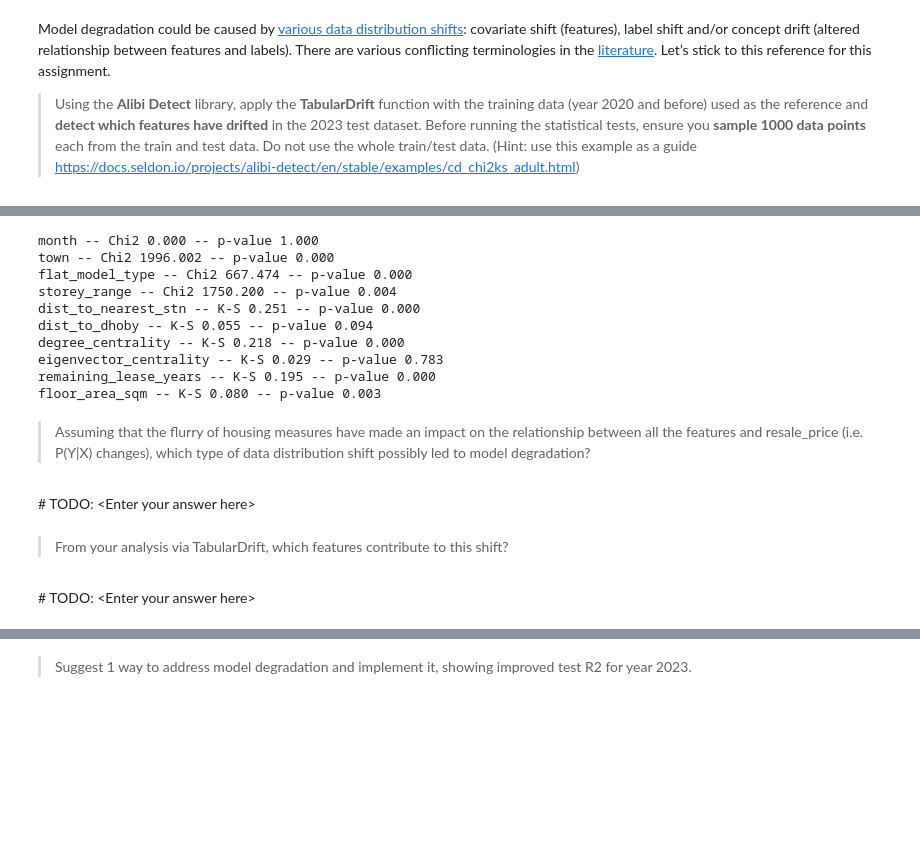
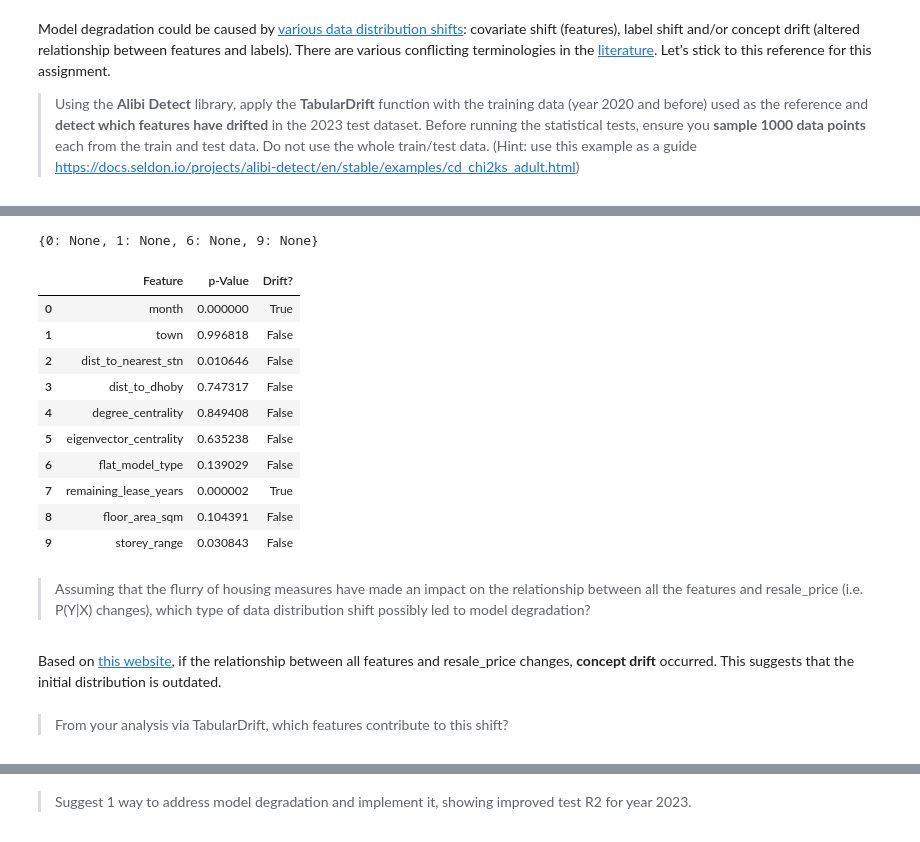
Before and after one commit to yukiwukii/imdb-with-transformer, a Jupyter notebook: Assignment1/Yuki_PartB.ipynb, the cells around one changed output, grey strips where cells are left out. Saved outputs shown, nothing was run; the diff lists cells and outputs as text; code cells hidden in the pictures; blank space fills up the shorter version.

```diff
--- a/Assignment1/Yuki_PartB.ipynb
+++ b/Assignment1/Yuki_PartB.ipynb
@@ -604,23 +530,21 @@ There are various conflicting terminologies in the [literature](https://www.scie
 
 > Using the **Alibi Detect** library, apply the **TabularDrift** function with the training data (year 2020 and before) used as the reference and **detect which features have drifted** in the 2023 test dataset. Before running the statistical tests, ensure you **sample 1000 data points** each from the train and test data. Do not use the whole train/test data. (Hint: use this example as a guide https://docs.seldon.io/projects/alibi-detect/en/stable/examples/cd_chi2ks_adult.html)
 # %%
-continuous_cols=["dist_to_nearest_stn", "dist_to_dhoby", "degree_centrality",
-                     "eigenvector_centrality", "remaining_lease_years", "floor_area_sqm"]
+df = pd.read_csv('hdb_price_prediction.csv')
+columns_to_drop = ['full_address', 'nearest_stn', 'year', 'resale_price']
 categorical_cols=["month", "town", "flat_model_type", "storey_range"]
-target = ['resale_price']
-
-category_map = {}
-for i, col in enumerate(categorical_cols):
-    category_map[i] = df[col].unique().tolist()
 
 n_ref = 1000
 n_test = 1000
 
-df_ref = df[df["year"] <= 2020]
-df_ref = df_ref[:n_ref]
+df_train = df[df["year"] <= 2020]
+df_train = df_train.sample(n=n_ref, random_state=SEED)
 
 df_test = df[df["year"] == 2023]
-df_test = df_test[:n_test]
+df_test = df_test.sample(n=n_test, random_state=SEED)
 
-X_ref = df_ref.drop(target, axis=1).values
-X_test = df_test.drop(target, axis=1).values
+df_train.drop(columns_to_drop, axis=1, inplace=True)
+df_test.drop(columns_to_drop, axis=1, inplace=True)
+
+X_ref = df_train.values
+X_test = df_test.values
@@ -635,26 +551,39 @@ Drift? Yes!
-# %%
-feature_names = categorical_cols + continuous_cols
-for f in range(cd.n_features):
-    stat = 'Chi2' if f in list(categories_per_feature.keys()) else 'K-S'
-    fname = feature_names[f]
-    stat_val, p_val = preds['data']['distance'][f], preds['data']['p_val'][f]
-    print(f'{fname} -- {stat} {stat_val:.3f} -- p-value {p_val:.3f}')
-# %% [output]
-month -- Chi2 0.000 -- p-value 1.000
-town -- Chi2 1996.002 -- p-value 0.000
-flat_model_type -- Chi2 667.474 -- p-value 0.000
-storey_range -- Chi2 1750.200 -- p-value 0.004
-dist_to_nearest_stn -- K-S 0.251 -- p-value 0.000
-dist_to_dhoby -- K-S 0.055 -- p-value 0.094
-degree_centrality -- K-S 0.218 -- p-value 0.000
-eigenvector_centrality -- K-S 0.029 -- p-value 0.783
-remaining_lease_years -- K-S 0.195 -- p-value 0.000
-floor_area_sqm -- K-S 0.080 -- p-value 0.003
+# %%
+categorical_indices = [df_train.columns.get_loc(col) for col in categorical_cols]
+categories_per_feature={idx: None for idx in categorical_indices}
+print(categories_per_feature)
+# %% [output]
+{0: None, 1: None, 6: None, 9: None}
+# %%
+categorical_indices = [df_train.columns.get_loc(col) for col in categorical_cols]
+categories_per_feature={idx: None for idx in categorical_indices}
+
+cd = TabularDrift(X_ref, p_val=.05, categories_per_feature=categories_per_feature)
+
+preds = cd.predict(X_test)
+
+drift_results = pd.DataFrame({
+    "Feature": df_train.columns,
+    "p-Value": preds["data"]["p_val"],
+    "Drift?": preds["data"]["p_val"] < preds["data"]["threshold"]
+})
+
+display(drift_results)
+# %% [output]
+|  | Feature | p-Value | Drift? |
+| 0 | month | 0.000000 | True |
+| 1 | town | 0.996818 | False |
+| 2 | dist_to_nearest_stn | 0.010646 | False |
+| 3 | dist_to_dhoby | 0.747317 | False |
+| 4 | degree_centrality | 0.849408 | False |
+| 5 | eigenvector_centrality | 0.635238 | False |
+| 6 | flat_model_type | 0.139029 | False |
+| 7 | remaining_lease_years | 0.000002 | True |
+| 8 | floor_area_sqm | 0.104391 | False |
+| 9 | storey_range | 0.030843 | False |
 # %% [markdown]
 > Assuming that the flurry of housing measures have made an impact on the relationship between all the features and resale_price (i.e. P(Y|X) changes), which type of data distribution shift possibly led to model degradation?
-# %% [markdown]
-\# TODO: \<Enter your answer here\>
+# %% [markdown]
+Based on [this website](https://huyenchip.com/2022/02/07/data-distribution-shifts-and-monitoring.html#data-shift-types), if the relationship between all features and resale_price changes, **concept drift** occurred. This suggests that the initial distribution is outdated.
 # %% [markdown]
 > From your analysis via TabularDrift, which features contribute to this shift?
-# %% [markdown]
-\# TODO: \<Enter your answer here\>
```
Also changed, not shown: parts of 35 cells of this notebook, 54 other files.
